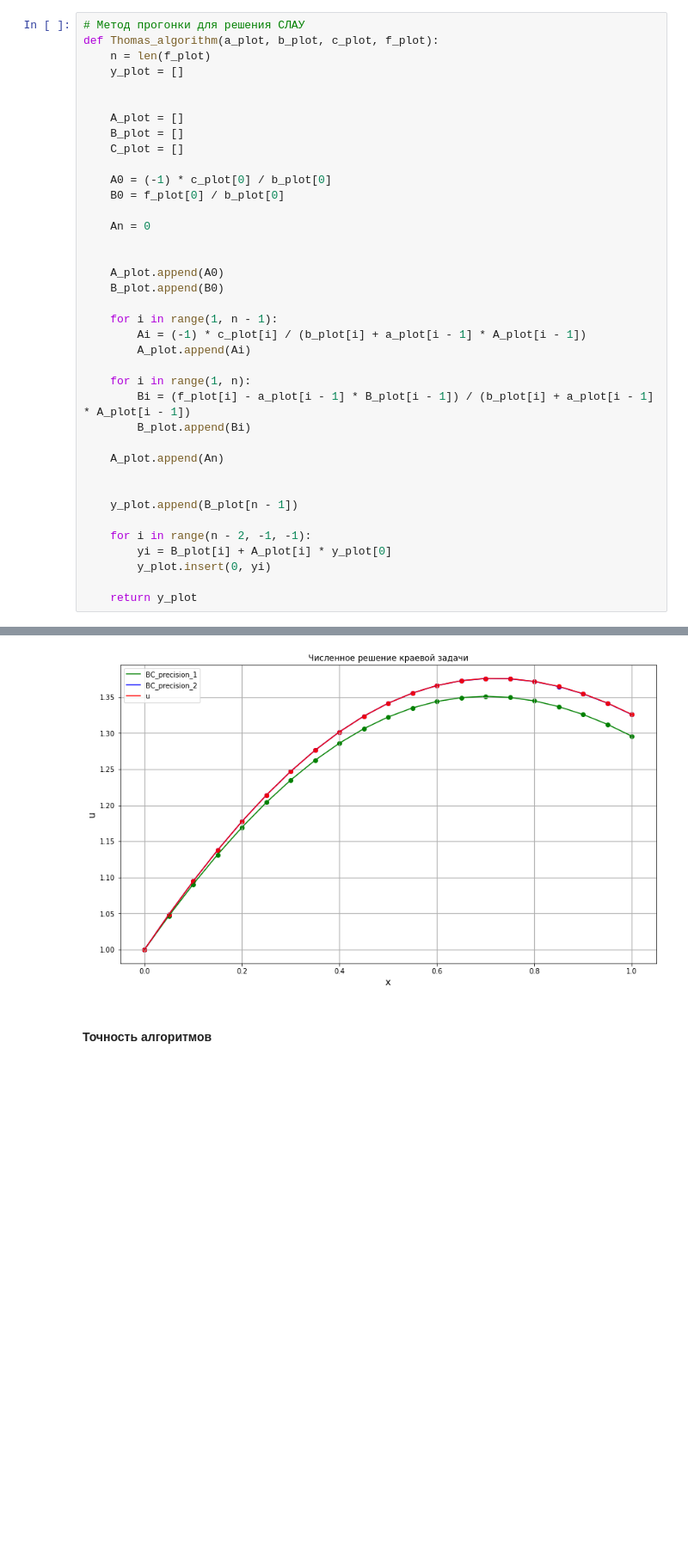
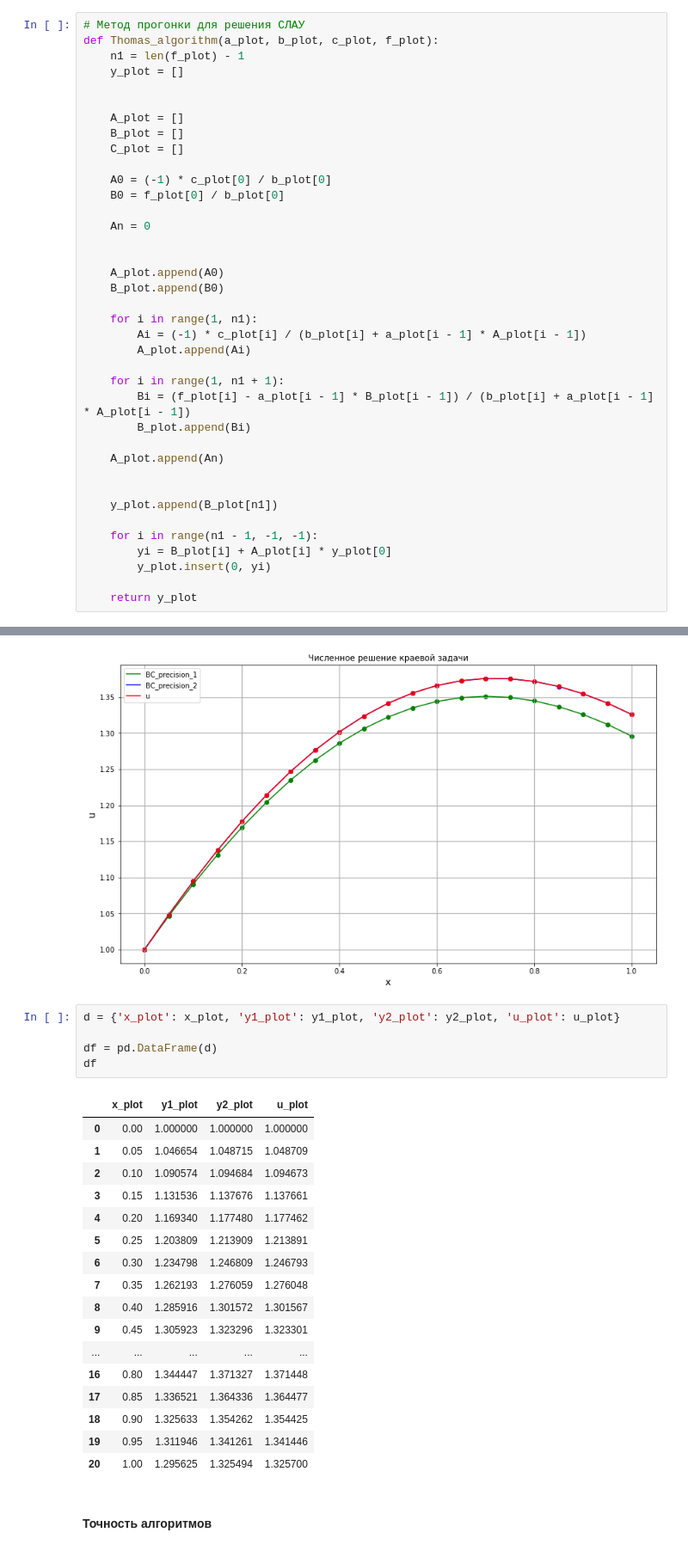
Before and after one commit to Shchetinnikov/Numerical_Methods, a Jupyter notebook: Lab6.ipynb, the cells around one changed output, grey strips where cells are left out. Shown at 86% size. Cells and saved outputs as stored; diff of their text form; blank space fills up the shorter version.

```diff
--- a/Lab6.ipynb
+++ b/Lab6.ipynb
@@ -19,7 +86,7 @@ from matplotlib import pyplot as plt
 # %%
 # Метод прогонки для решения СЛАУ
 def Thomas_algorithm(a_plot, b_plot, c_plot, f_plot):
-    n = len(f_plot)
+    n1 = len(f_plot) - 1
     y_plot = []
 
 
@@ -36,20 +103,20 @@ def Thomas_algorithm(a_plot, b_plot, c_plot, f_plot):
     A_plot.append(A0)
     B_plot.append(B0)
 
-    for i in range(1, n - 1):
+    for i in range(1, n1):
         Ai = (-1) * c_plot[i] / (b_plot[i] + a_plot[i - 1] * A_plot[i - 1])
         A_plot.append(Ai)
 
-    for i in range(1, n):
+    for i in range(1, n1 + 1):
         Bi = (f_plot[i] - a_plot[i - 1] * B_plot[i - 1]) / (b_plot[i] + a_plot[i - 1] * A_plot[i - 1])
         B_plot.append(Bi)
 
     A_plot.append(An)
 
 
-    y_plot.append(B_plot[n - 1])
+    y_plot.append(B_plot[n1])
 
-    for i in range(n - 2, -1, -1):
+    for i in range(n1 - 1, -1, -1):
         yi = B_plot[i] + A_plot[i] * y_plot[0]
         y_plot.insert(0, yi)
 
@@ -197,6 +200,29 @@ plt.legend()
 plt.show()
 # %% [output]
 [figure]
+# %%
+d = {'x_plot': x_plot, 'y1_plot': y1_plot, 'y2_plot': y2_plot, 'u_plot': u_plot}
+
+df = pd.DataFrame(d)
+df
+# %% [output]
+|  | x_plot | y1_plot | y2_plot | u_plot |
+| 0 | 0.00 | 1.000000 | 1.000000 | 1.000000 |
+| 1 | 0.05 | 1.046654 | 1.048715 | 1.048709 |
+| 2 | 0.10 | 1.090574 | 1.094684 | 1.094673 |
+| 3 | 0.15 | 1.131536 | 1.137676 | 1.137661 |
+| 4 | 0.20 | 1.169340 | 1.177480 | 1.177462 |
+| 5 | 0.25 | 1.203809 | 1.213909 | 1.213891 |
+| 6 | 0.30 | 1.234798 | 1.246809 | 1.246793 |
+| 7 | 0.35 | 1.262193 | 1.276059 | 1.276048 |
+| 8 | 0.40 | 1.285916 | 1.301572 | 1.301567 |
+| 9 | 0.45 | 1.305923 | 1.323296 | 1.323301 |
+| ... | ... | ... | ... | ... |
+| 16 | 0.80 | 1.344447 | 1.371327 | 1.371448 |
+| 17 | 0.85 | 1.336521 | 1.364336 | 1.364477 |
+| 18 | 0.90 | 1.325633 | 1.354262 | 1.354425 |
+| 19 | 0.95 | 1.311946 | 1.341261 | 1.341446 |
+| 20 | 1.00 | 1.295625 | 1.325494 | 1.325700 |
 # %% [markdown]
 #### Точность алгоритмов
 # %%
```
Also changed, not shown: parts of 9 cells of this notebook.
